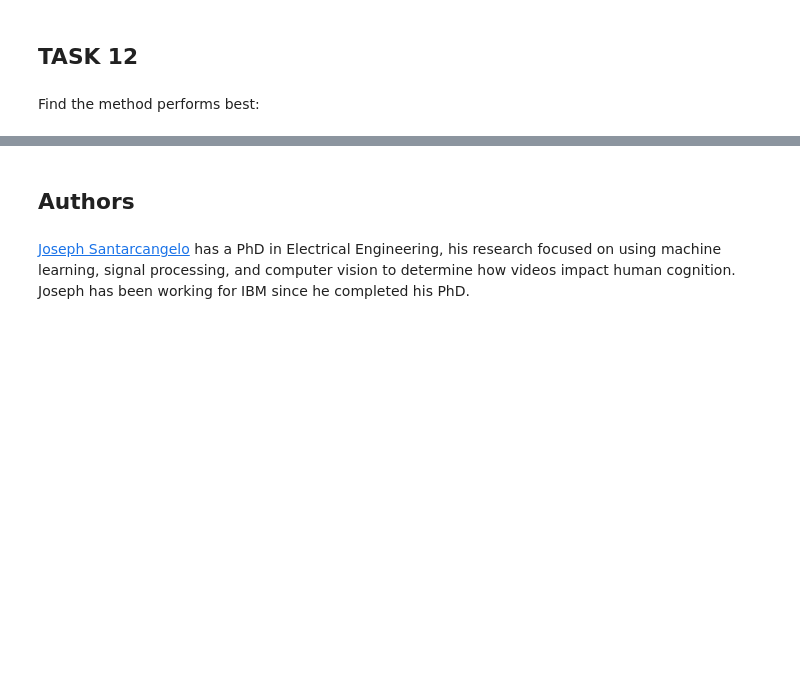
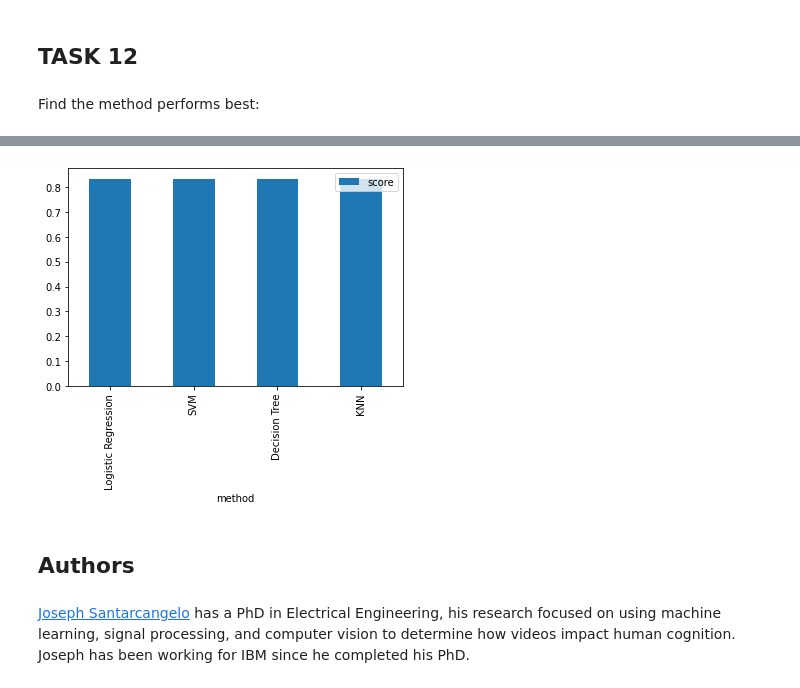
Before and after one commit to gohchaip/IBM-Data-Science, a Jupyter notebook: Applied Data Science Capstone/Week4/Machine Learning Prediction.ipynb, the cells around one changed output, grey strips where cells are left out. Saved outputs shown, nothing was run; the diff lists cells and outputs as text; code cells hidden in the pictures; blank space fills up the shorter version.

```diff
--- a/Applied Data Science Capstone/Week4/Machine Learning Prediction.ipynb
+++ b/Applied Data Science Capstone/Week4/Machine Learning Prediction.ipynb
@@ -362,0 +360,7 @@ Find the method performs best:
+# %%
+#Decision Tree performs best
+#accuracy : 0.8857142857142858
+
+data_rep= {'method':['Logistic Regression','SVM','Decision Tree','KNN'],'score':[logreg_cv.score(X_test,Y_test),svm_cv.score(X_test,Y_test),tree_cv.score(X_test,Y_test),knn_cv.score(X_test,Y_test)]}
+df_rep=pd.DataFrame(data_rep)
+df_rep.head()
@@ -363,3 +373,9 @@ Find the method performs best:
+# %%
+import matplotlib.pyplot as plot
+df_rep.plot.bar(x="method", y="score")
+plot.show()
+# %% [output]
+[figure, added]
 # %% [markdown]
 ## Authors
 # %% [markdown]
```
Also changed, not shown: parts of 3 cells of this notebook.
